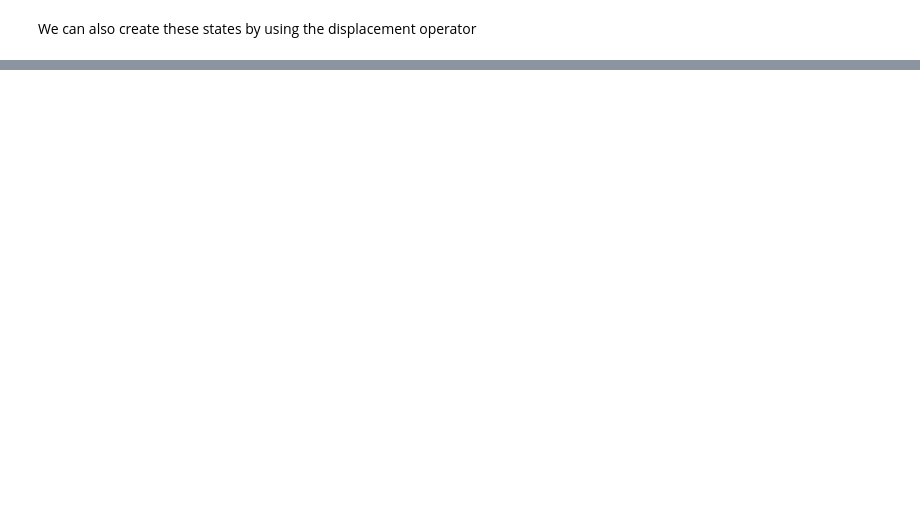
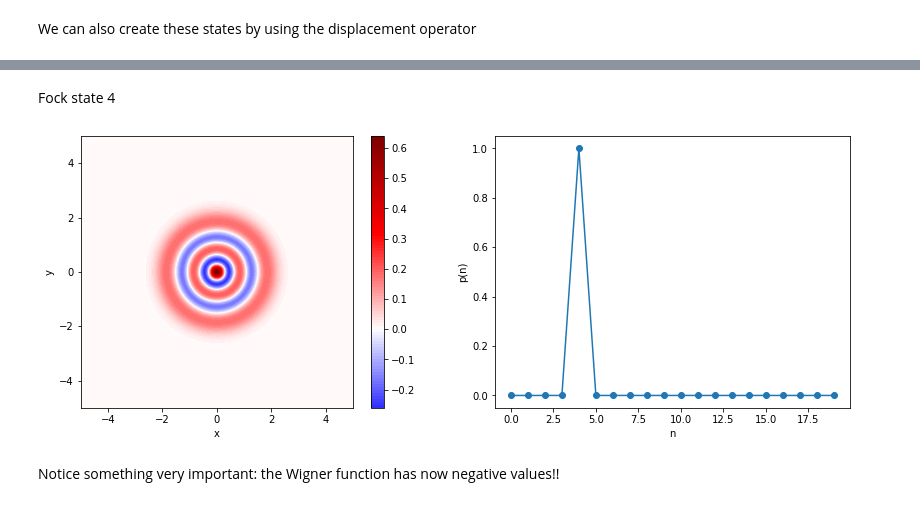
Before and after one commit to CarlosSMWolff/Quantum-Optics-Course, a Jupyter notebook: 1_Quantum_single_mode_field.ipynb, the cells around one changed output, grey strips where cells are left out. Saved outputs shown, nothing was run; the diff lists cells and outputs as text; code cells hidden in the pictures; blank space fills up the shorter version.

```diff
--- a/1_Quantum_single_mode_field.ipynb
+++ b/1_Quantum_single_mode_field.ipynb
@@ -106,0 +149,11 @@ We can also create these states by using the displacement operator
+# %% [markdown]
+Fock state 4
+# %%
+psi = basis(Ntrun,4)
+Wigner = wigner(psi, xvec, xvec, g= 2)
+
+plot_state(psi,Wigner,xvec)
+# %% [output]
+[figure, added]
+# %% [markdown]
+Notice something very important: the Wigner function has now negative values!!
```
Also changed, not shown: parts of 14 cells of this notebook.
